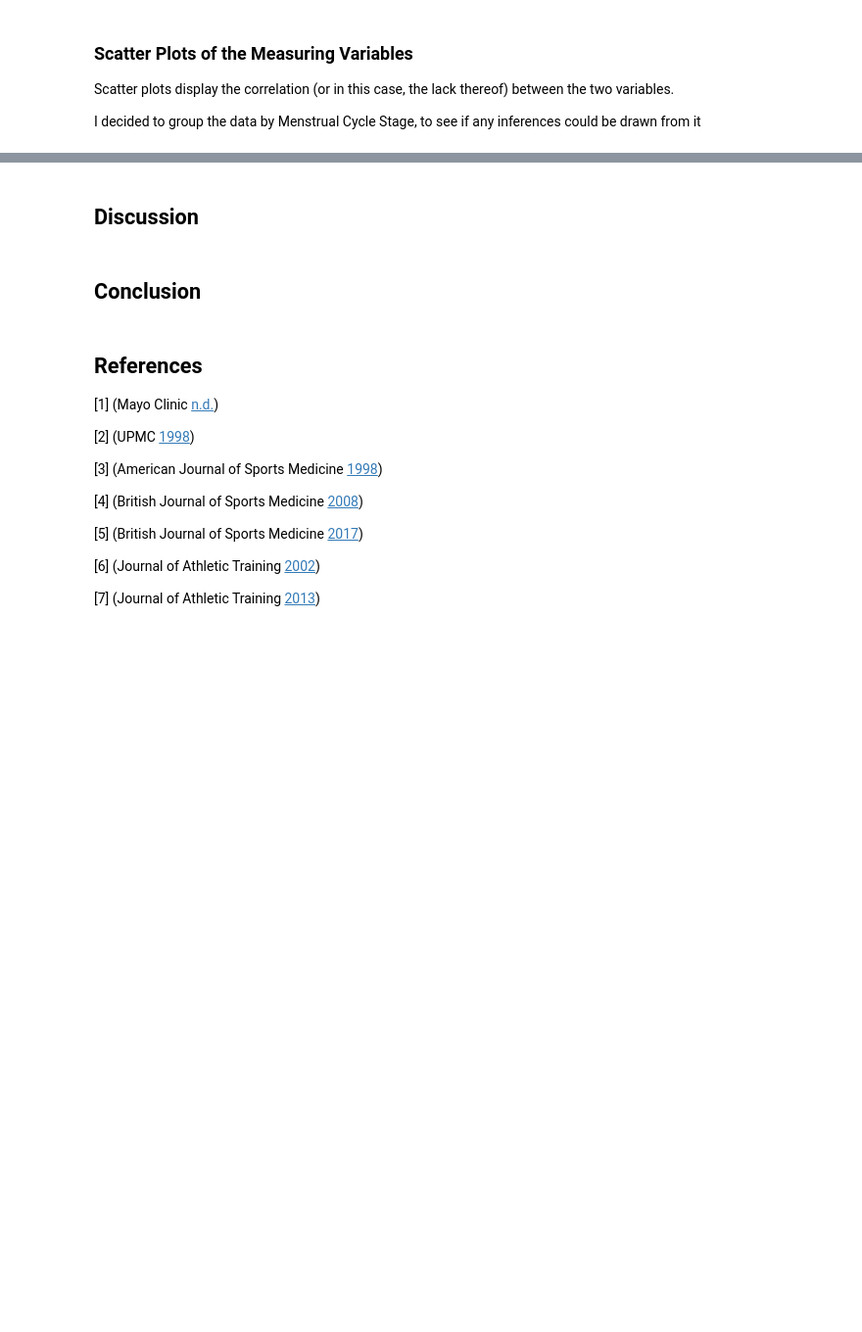
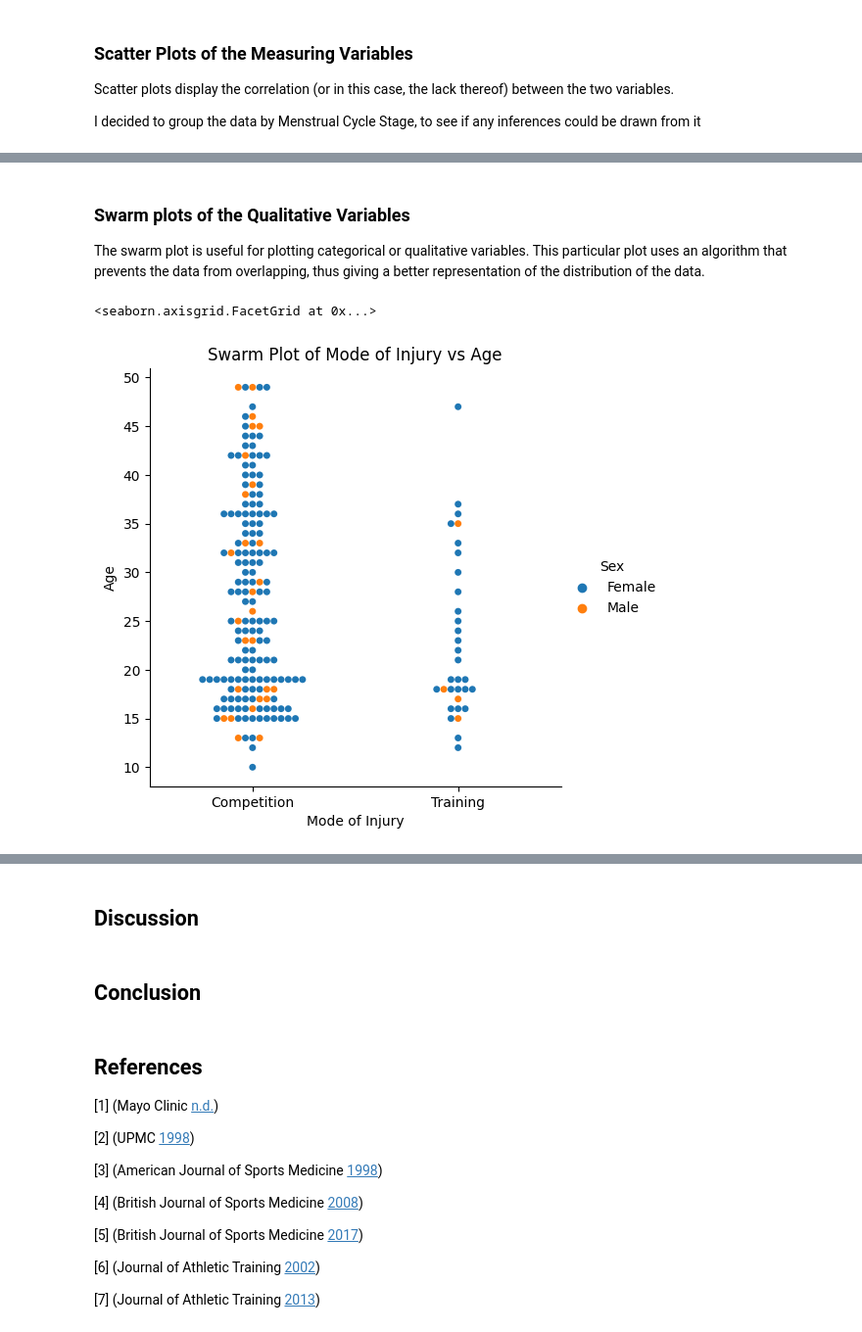
Before and after one commit to rachel-king4/PfDA_Assignment, a Jupyter notebook: PfDA Assignment.ipynb, the cells around one changed output, grey strips where cells are left out. Shown at 98% size. Cells and saved outputs as stored; diff of their text form; code cells hidden in the pictures; blank space fills up the shorter version.

```diff
--- a/PfDA Assignment.ipynb
+++ b/PfDA Assignment.ipynb
@@ -415,0 +451,11 @@ The qualitative variables: Sex, Mode of Injury and Menstrual Cycle Stage are bes
+# %% [markdown]
+### **Swarm plots of the Qualitative Variables**
+
+The swarm plot is useful for plotting categorical or qualitative variables. This particular plot uses an algorithm that prevents the data from overlapping, thus giving a better representation of the distribution of the data.
+# %%
+# plot a swarm plot of categorical variable Mode of Injury vs Age
+# the hue parameter is used to visualise the data split into Male and Female
+sns.catplot(data=df, x="Mode of Injury", y="Age", hue="Sex", kind="swarm").set(title="Swarm Plot of Mode of Injury vs Age")
+# %% [output]
+<seaborn.axisgrid.FacetGrid at 0x...>
+[figure, added]
```
Also changed, not shown: parts of 26 cells of this notebook.
